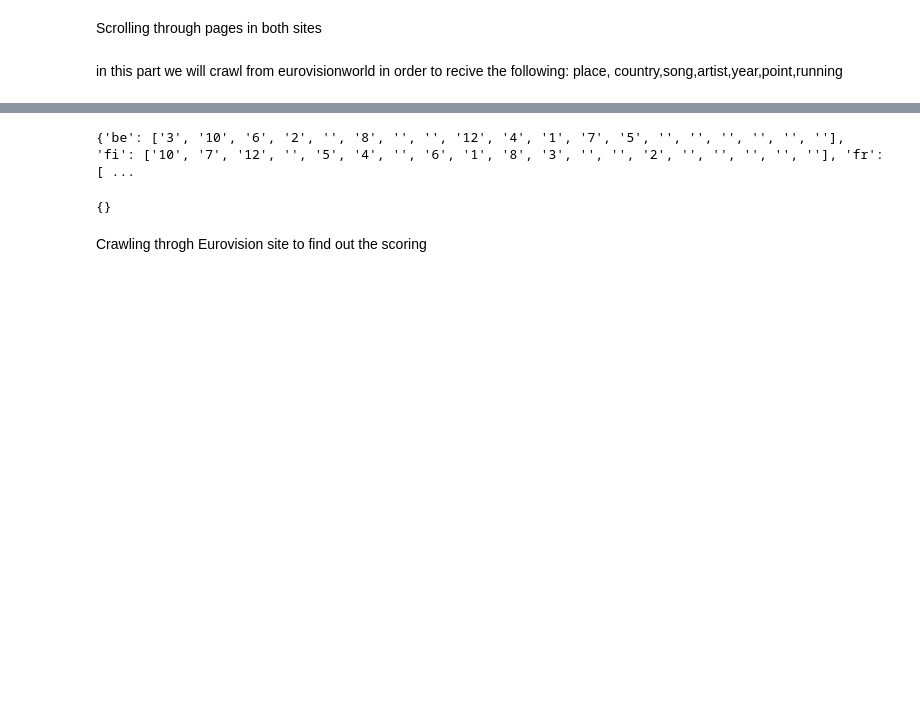
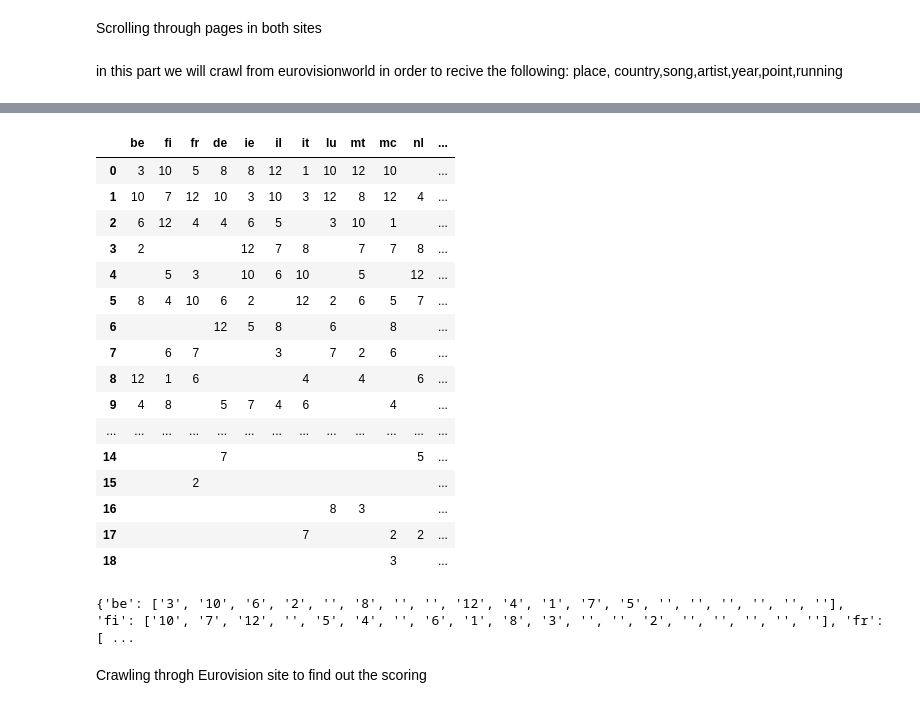
Before and after one commit to LiramGoli/eurovision_Project, a Jupyter notebook: eurovision.ipynb, the cells around one changed output, grey strips where cells are left out. Cells and saved outputs as stored; diff of their text form; code cells hidden in the pictures; blank space fills up the shorter version.

```diff
--- a/eurovision.ipynb
+++ b/eurovision.ipynb
@@ -39,6 +39,7 @@ def move_page_euroWorld(Syear):
 #     driver.find_element_by_xpath('//*[@id="main"]/div[2]/div/div[1]/nav/div/a[2]').click()
 # %%
 #lists to crawl from eurovisionworld generalBoard
+tablesize=0
 Syear=1975
 place=[]
 country=[]
@@ -71,7 +72,7 @@ vote_dict={}
 in this part we will crawl from eurovisionworld in order to recive the following: place, country,song,artist,year,point,running
 # %%
 driver.get("https://eurovisionworld.com/eurovision/1975")
-while Syear<=1975:
+while Syear<=1977:
     location=driver.find_element_by_xpath('//*[@id="page"]/div[2]/main/div/div[1]/div[1]/span/span/a').text.split(' ')[0]
     #taking data from the general board
     general_Table =driver.find_element_by_xpath('//*[@id="voting_table"]/table/tbody')
@@ -93,14 +94,19 @@ while Syear<=1975:
     scoring_Table=driver.find_element_by_xpath('//*[@id="scoreboard"]/div/div[1]/table/tbody')
     table_head=driver.find_element_by_xpath('//*[@id="scoreboard"]/div/div[1]/table/thead/tr')
 
-    i=0
-    while i<len(year):
-        for country_name in table_head.find_elements_by_css_selector('td'):
-            for row in scoring_Table.find_elements_by_css_selector('tr'):
-                vote_array.append(row.find_elements_by_tag_name('td')[i].text)
-            vote_dict[country_name.find_element_by_xpath(f'//*[@id="scoreboard"]/div/div[1]/table/thead/tr/td[{2+i}]').get_attribute('data-from')]=vote_array
-            vote_array=[]
-            i+=1
+    i=1
+    tablesize=len(year)-tablesize-1
+    for country_name in table_head.find_elements_by_css_selector('td'):
+        if i>=tablesize:
+            break
+        for row in scoring_Table.find_elements_by_css_selector('tr'):
+            vote_array.append(row.find_elements_by_tag_name('td')[i+3].text)
+            print(i)
+        vote_dict[country_name.find_element_by_xpath(f'//*[@id="scoreboard"]/div/div[1]/table/thead/tr/td[{i+1}]').get_attribute('data-from')]=vote_array
+        vote_array=[]
+        i+=1
+
+
 
 
     Syear+=1
@@ -115,7 +171,24 @@ Backtrace:
-# %%
-print(vote_dict)
-# %% [output]
-{'be': ['3', '10', '6', '2', '', '8', '', '', '12', '4', '1', '7', '5', '', '', '', '', '', ''], 'fi': ['10', '7', '12', '', '5', '4', '', '6', '1', '8', '3', '', '', '2', '', '', '', '', ''], 'fr': [ ...
+# %%
+pd2=pd.DataFrame(vote_dict)
+pd2
+# %% [output]
+|  | be | fi | fr | de | ie | il | it | lu | mt | mc | nl | ... |
+| 0 | 3 | 10 | 5 | 8 | 8 | 12 | 1 | 10 | 12 | 10 |  | ... |
+| 1 | 10 | 7 | 12 | 10 | 3 | 10 | 3 | 12 | 8 | 12 | 4 | ... |
+| 2 | 6 | 12 | 4 | 4 | 6 | 5 |  | 3 | 10 | 1 |  | ... |
+| 3 | 2 |  |  |  | 12 | 7 | 8 |  | 7 | 7 | 8 | ... |
+| 4 |  | 5 | 3 |  | 10 | 6 | 10 |  | 5 |  | 12 | ... |
+| 5 | 8 | 4 | 10 | 6 | 2 |  | 12 | 2 | 6 | 5 | 7 | ... |
+| 6 |  |  |  | 12 | 5 | 8 |  | 6 |  | 8 |  | ... |
+| 7 |  | 6 | 7 |  |  | 3 |  | 7 | 2 | 6 |  | ... |
+| 8 | 12 | 1 | 6 |  |  |  | 4 |  | 4 |  | 6 | ... |
+| 9 | 4 | 8 |  | 5 | 7 | 4 | 6 |  |  | 4 |  | ... |
+| ... | ... | ... | ... | ... | ... | ... | ... | ... | ... | ... | ... | ... |
+| 14 |  |  |  | 7 |  |  |  |  |  |  | 5 | ... |
+| 15 |  |  | 2 |  |  |  |  |  |  |  |  | ... |
+| 16 |  |  |  |  |  |  |  | 8 | 3 |  |  | ... |
+| 17 |  |  |  |  |  |  | 7 |  |  | 2 | 2 | ... |
+| 18 |  |  |  |  |  |  |  |  |  | 3 |  | ... |
 # %%
 dict={'Country':country,'Song':song,'Artist':artist,'Year':year,'Points':point,'Running_Order':running,'Place':place,'Contest_Location':contestLoc }
 df=pd.DataFrame(dict)
@@ -124,6 +197,6 @@ print(vote_dict)
 # df.to_csv('eurovision_dataset.csv')
 # df
 # %% [output]
-{}
+{'be': ['3', '10', '6', '2', '', '8', '', '', '12', '4', '1', '7', '5', '', '', '', '', '', ''], 'fi': ['10', '7', '12', '', '5', '4', '', '6', '1', '8', '3', '', '', '2', '', '', '', '', ''], 'fr': [ ...
 # %% [markdown]
 Crawling throgh Eurovision site to find out the scoring
```
Also changed, not shown: parts of 1 cell of this notebook.
